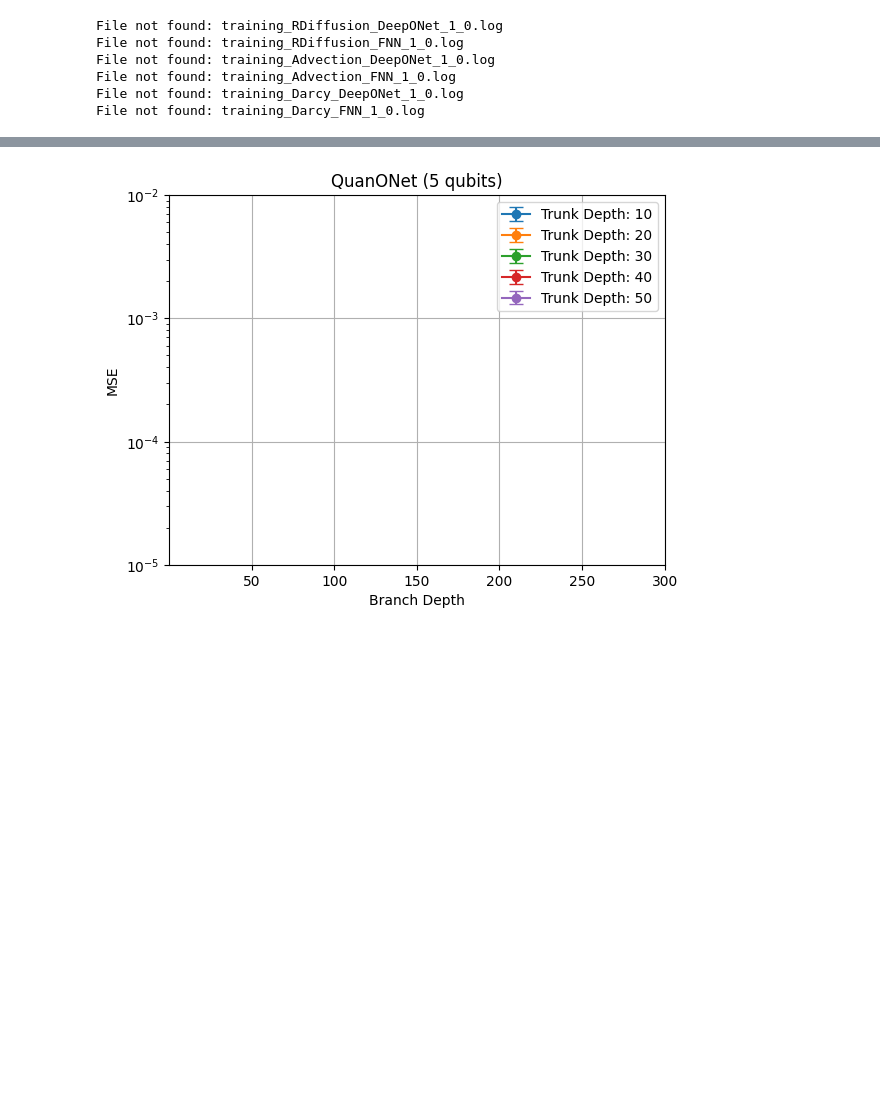
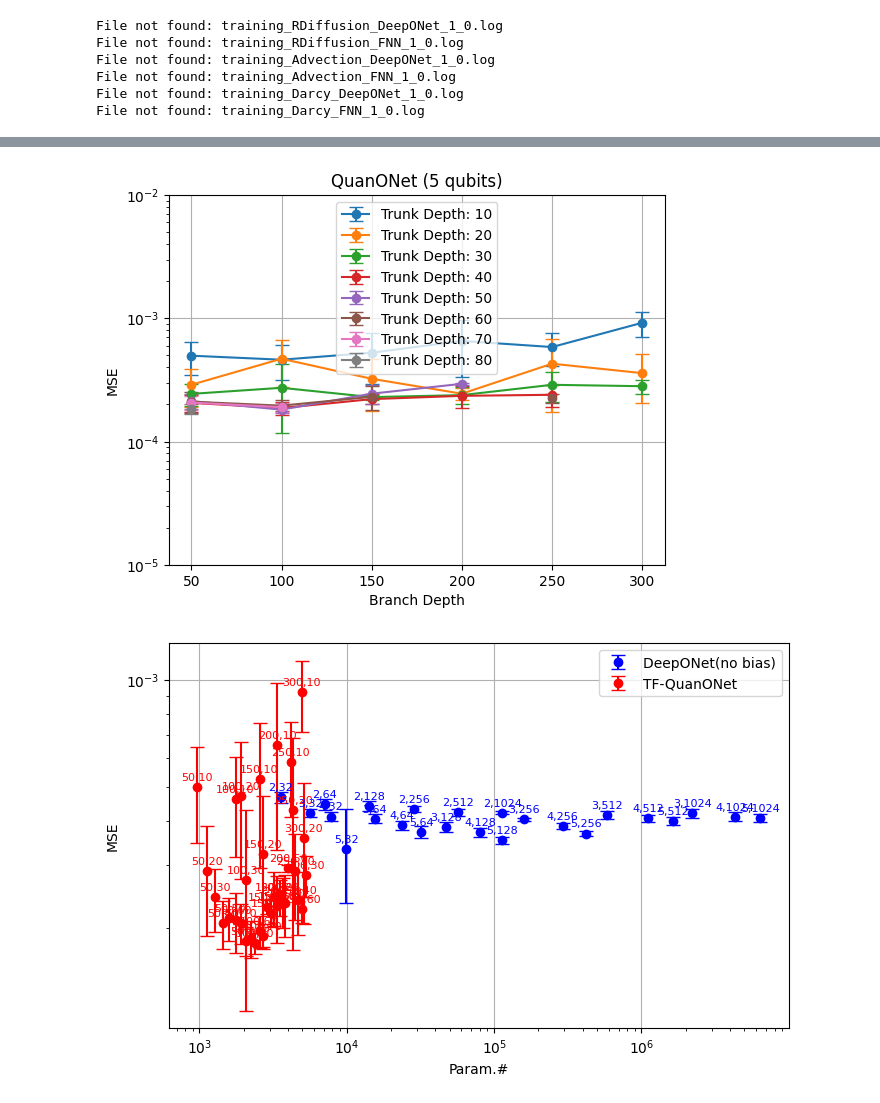
Before and after one commit to Wang-Ruocheng/QuanONet, a Jupyter notebook: table.ipynb, the cells around one changed output, grey strips where cells are left out. Saved outputs shown, nothing was run; the diff lists cells and outputs as text; code cells hidden in the pictures; blank space fills up the shorter version.

```diff
--- a/table.ipynb
+++ b/table.ipynb
@@ -558,9 +561,6 @@ plt.show()
 # %%
 import numpy as np
 import matplotlib.pyplot as plt
-
-branch_depths = [50, 100, 150, 200, 250, 300]
-trunk_depths = [10, 20, 30, 40, 50]
 
 # 收集每个宽度下不同深度的均值和标准差
 for trunk_depth in trunk_depths:
@@ -595,7 +595,7 @@ plt.legend()
 plt.grid(True)
 plt.show()
 # %% [output]
-[figure, old version]
+[figure, new version]
 # %%
 import matplotlib.pyplot as plt
 import os
@@ -612,7 +612,7 @@ labels_deep = []
 
 for depth in depths:
     for width in widths:
-        log_file = f"melt_DeepONet_4/melt_DeepONet_({depth}, {width}, {depth}, {width})_0.log"
+        log_file = f"melt_deeponet_dim4/melt_DeepONet_({depth}, {width}, {depth}, {width})_0.log"
         if os.path.exists(log_file):
             with open(log_file, "r") as f:
                 first_line = f.readline()
@@ -630,8 +630,6 @@ for depth in depths:
                     labels_deep.append(f"{depth},{width}")
 
 # QuanONet
-branch_depths = [50, 100, 150, 200, 250, 300]
-trunk_depths = [10, 20, 30, 40, 50]
 param_counts_quan = []
 mse_means_quan = []
 mse_stds_quan = []
@@ -641,7 +639,7 @@ labels_quan = []
 
 for branch_depth in branch_depths:
     for trunk_depth in trunk_depths:
-        param_num = 40 * branch_depth * trunk_depth
+        param_num = (branch_depth + trunk_depth) * 16
         param_counts_quan.append(param_num)
         mse = qon_mean_loss[branch_depth][trunk_depth] if qon_mean_loss[branch_depth][trunk_depth] is not None else np.nan
         std = qon_std_loss[branch_depth][trunk_depth] if qon_std_loss[branch_depth][trunk_depth] is not None else 0
@@ -649,30 +647,32 @@ for branch_depth in branch_depths:
         low = qon_low_loss[branch_depth][trunk_depth] if qon_low_loss[branch_depth][trunk_depth] is not None else np.nan
 
         mse_means_quan.append(mse)
         mse_stds_quan.append(std)
         mse_up_quan.append(up)
         mse_low_quan.append(low)
         labels_quan.append(f"{branch_depth},{trunk_depth}")
 
 plt.figure(figsize=(8,5))
 plt.errorbar(param_counts_deep, mse_means_deep, yerr=mse_stds_deep, fmt='o', capsize=5, linestyle='None', color='blue', label='DeepONet(no bias)')
 # plt.plot(param_counts_deep, mse_means_deep, 'o-', color='blue', label='DeepONet(no bias)')
 # plt.plot(param_counts_deep, mse_low_deep, '--', color='blue', alpha=0.5)
 # plt.plot(param_counts_deep, mse_up_deep, '--', color='blue', alpha=0.5)
 for x, y, label in zip(param_counts_deep, mse_means_deep, labels_deep):
     plt.annotate(label, (x, y), color='blue', textcoords="offset points", xytext=(0,5), ha='center', fontsize=8)
 
 plt.errorbar(param_counts_quan, mse_means_quan, yerr=mse_stds_quan, fmt='o', capsize=5, linestyle='None', color='red', label='TF-QuanONet')
 # plt.plot(param_counts_quan, mse_means_quan, 'o-', color='red', label='TF-QuanONet')
 # plt.plot(param_counts_quan, mse_low_quan, '--', color='red', alpha=0.5)
 # plt.plot(param_counts_quan, mse_up_quan, '--', color='red', alpha=0.5)
 for x, y, label in zip(param_counts_quan, mse_means_quan, labels_quan):
     plt.annotate(label, (x, y), color='red', textcoords="offset points", xytext=(0,5), ha='center', fontsize=8)
 
 plt.xscale('log')
 plt.yscale('log')
 plt.xlabel('Param.#')
 plt.ylabel('MSE')
 # plt.title('Antiderivative Operator')
 plt.legend()
 plt.grid(True)
+# %% [output]
+[figure, added]
```
Also changed, not shown: parts of 6 cells of this notebook, 9 other files.
